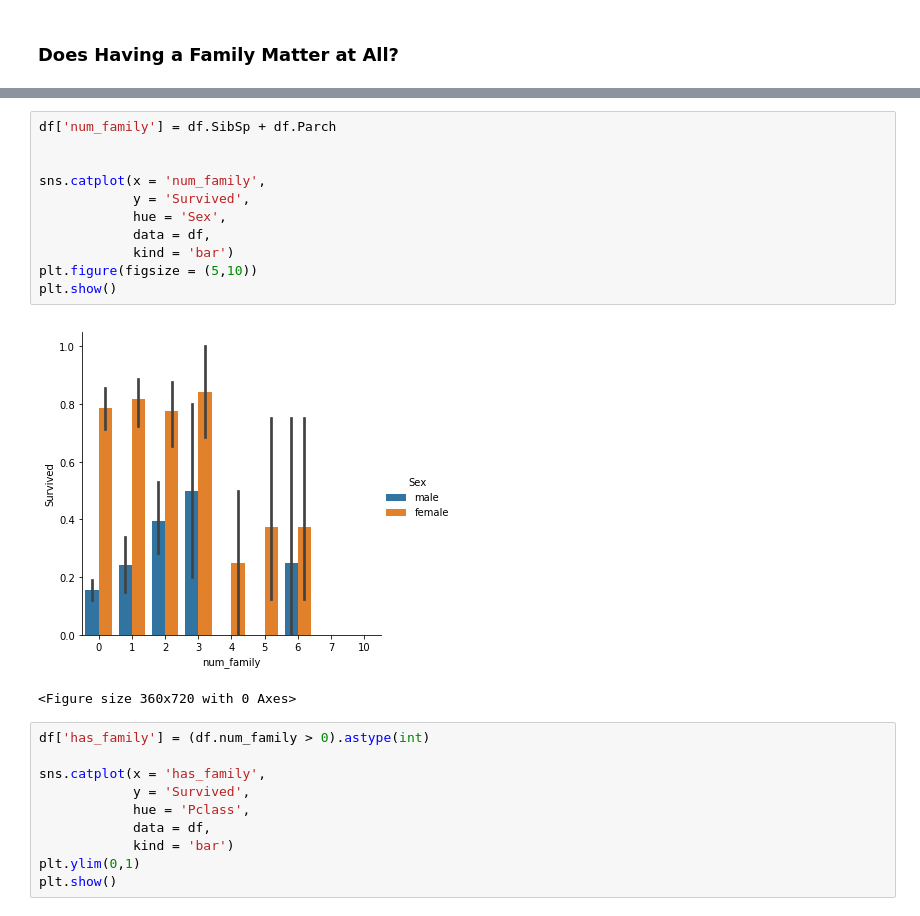
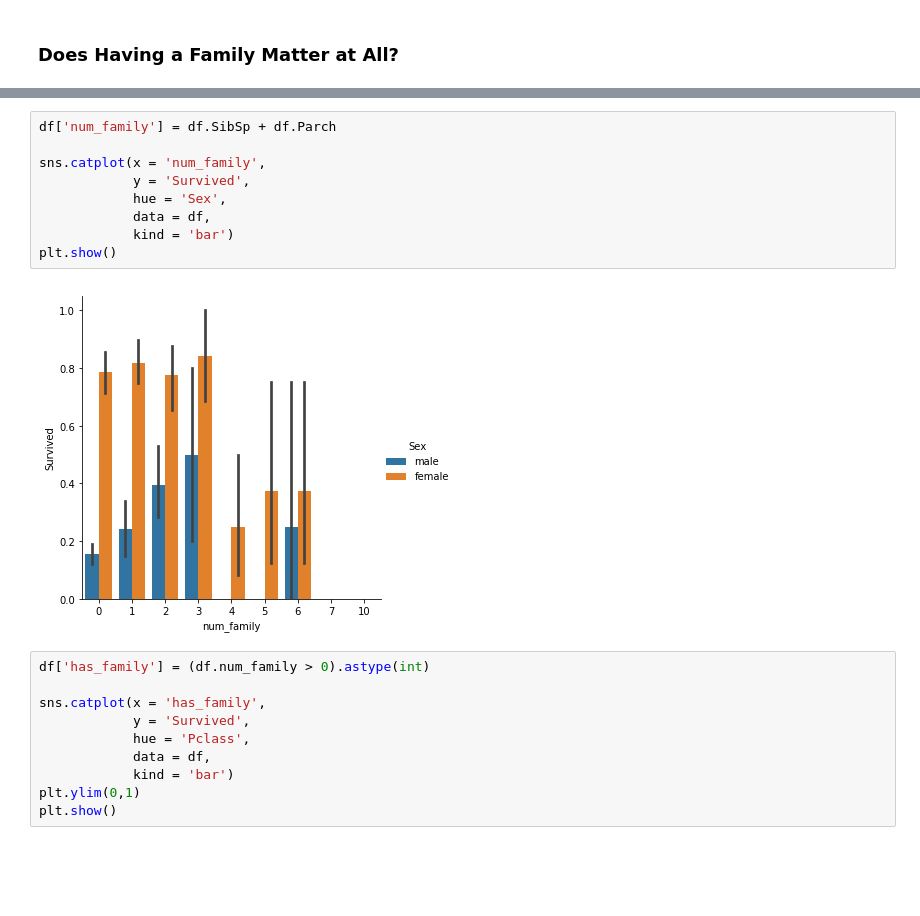
Before and after one commit to MountIce/Google_AMLI, a Jupyter notebook: Titanic_Data_Exploration_and_Predictions.ipynb, the cells around one changed output, grey strips where cells are left out. Cells and saved outputs as stored; diff of their text form; blank space fills up the shorter version.

```diff
--- a/Titanic_Data_Exploration_and_Predictions.ipynb
+++ b/Titanic_Data_Exploration_and_Predictions.ipynb
@@ -123,18 +123,15 @@ plt.show()
 [figure]
 # %%
 df['num_family'] = df.SibSp + df.Parch
-
 
 sns.catplot(x = 'num_family',
             y = 'Survived',
             hue = 'Sex',
             data = df,
             kind = 'bar')
-plt.figure(figsize = (5,10))
 plt.show()
 # %% [output]
-[figure, old version]
+[figure, new version]
-<Figure size 360x720 with 0 Axes>
 # %%
 df['has_family'] = (df.num_family > 0).astype(int)
 
```
Also changed, not shown: parts of 14 cells of this notebook.
